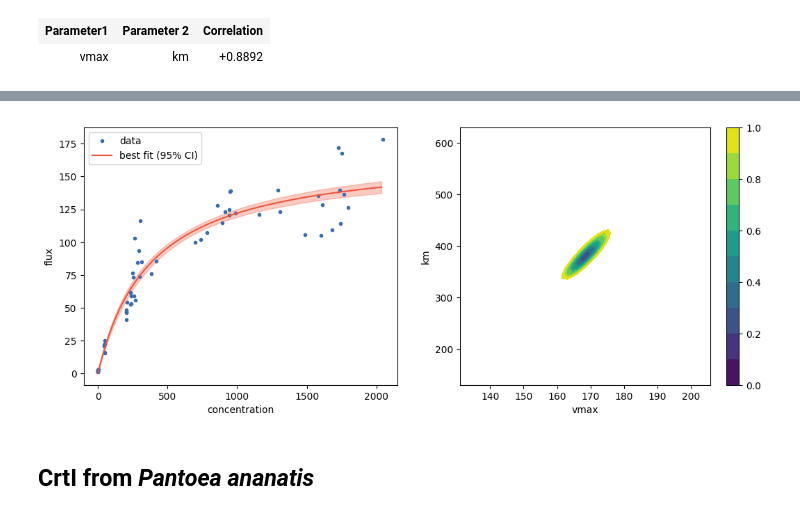
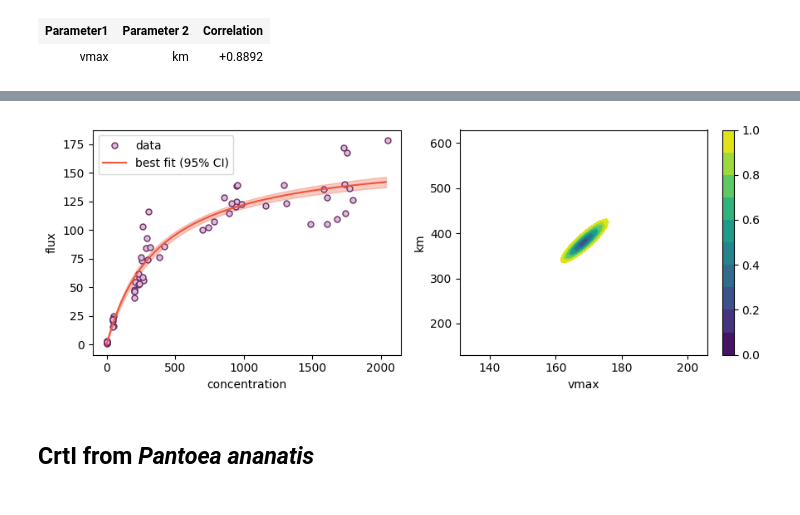
Before and after one commit to MetaSys-LISBP/in_vivo_enzymatic_parameters, a Jupyter notebook: enzinvivo.ipynb, the cells around one changed output, grey strips where cells are left out. Cells and saved outputs as stored; diff of their text form; code cells hidden in the pictures.

Commit message:
export figures

```diff
--- a/enzinvivo.ipynb
+++ b/enzinvivo.ipynb
@@ -76,18 +76,18 @@ def monte_carlo(x, y, n_iter=100):
 
     return ci_sim, ci_par
 
-def plot_results(x, y, mini, out, results_mc):
+def plot_results(x, y, mini, out, results_mc, save=None, plot=dict(), plot_args=dict(), plot_sim=dict()):
 
     # plot confidence intervals (a1 vs t2 and a2 vs t2)
-    fig, axes = plt.subplots(1, 2, figsize=(12.8, 4.8))
+    fig, axes = plt.subplots(1, 2, **plot)
 
     x_sim = np.arange(0, np.max(x), np.max(x)/200)
     y_sim =  simulate(x_sim, out.params)
 
     axes[0].fill_between(x_sim, results_mc[0,], results_mc[1,], color="#EF553B", alpha=0.3)
 
-    axes[0].plot(x, y, 'o', markersize=3, label='data', color="#386CB0")
-    axes[0].plot(x_sim, y_sim, label='best fit (95% CI)', color="#EF553B")
+    axes[0].plot(x, y, 'o', markersize=5, label='data', **plot_args)
+    axes[0].plot(x_sim, y_sim, label='best fit (95% CI)', **plot_sim)
     axes[0].set_xlabel('concentration')
     axes[0].set_ylabel('flux')
     axes[0].legend()
@@ -98,6 +98,10 @@ def plot_results(x, y, mini, out, results_mc):
         fig.colorbar(ctp, ax=axes[1])
         axes[1].set_xlabel('vmax')
         axes[1].set_ylabel('km')
-        plt.show()
     except:
         pass
+
+    plt.tight_layout()
+    if save is not None:
+        plt.savefig(save)
+    plt.show()
@@ -145,7 +259,11 @@ ci_par
 # %%
-plot_results(XdCrtI_phytoene, XdCrtI_lycopene_flux, mini, results, ci_sim)
+plot_results(XdCrtI_phytoene, XdCrtI_lycopene_flux, mini, results, ci_sim,
+             save="./figures/XdCrtI.svg",
+             plot=dict(figsize=(9, 3.5)),
+             plot_args=dict(markerfacecolor="#D8BFD8", markeredgewidth=1, markeredgecolor="#702963"),
+             plot_sim=dict(color="#EF553B"))
 # %% [output]
-[figure, old version]
+[figure, new version]
 # %% [markdown]
 ## CrtI from *Pantoea ananatis*
 # %%
```
Also changed, not shown: parts of 42 cells of this notebook, 5 other files.
